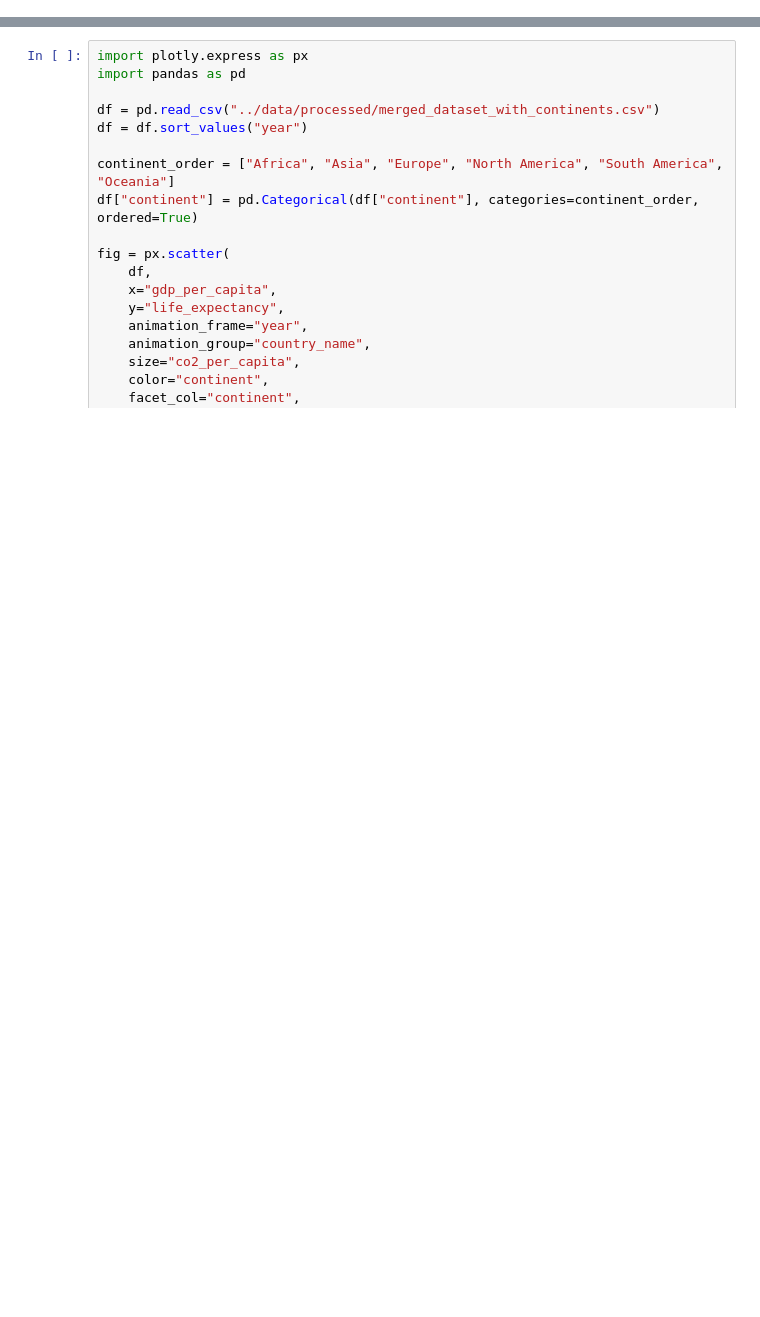
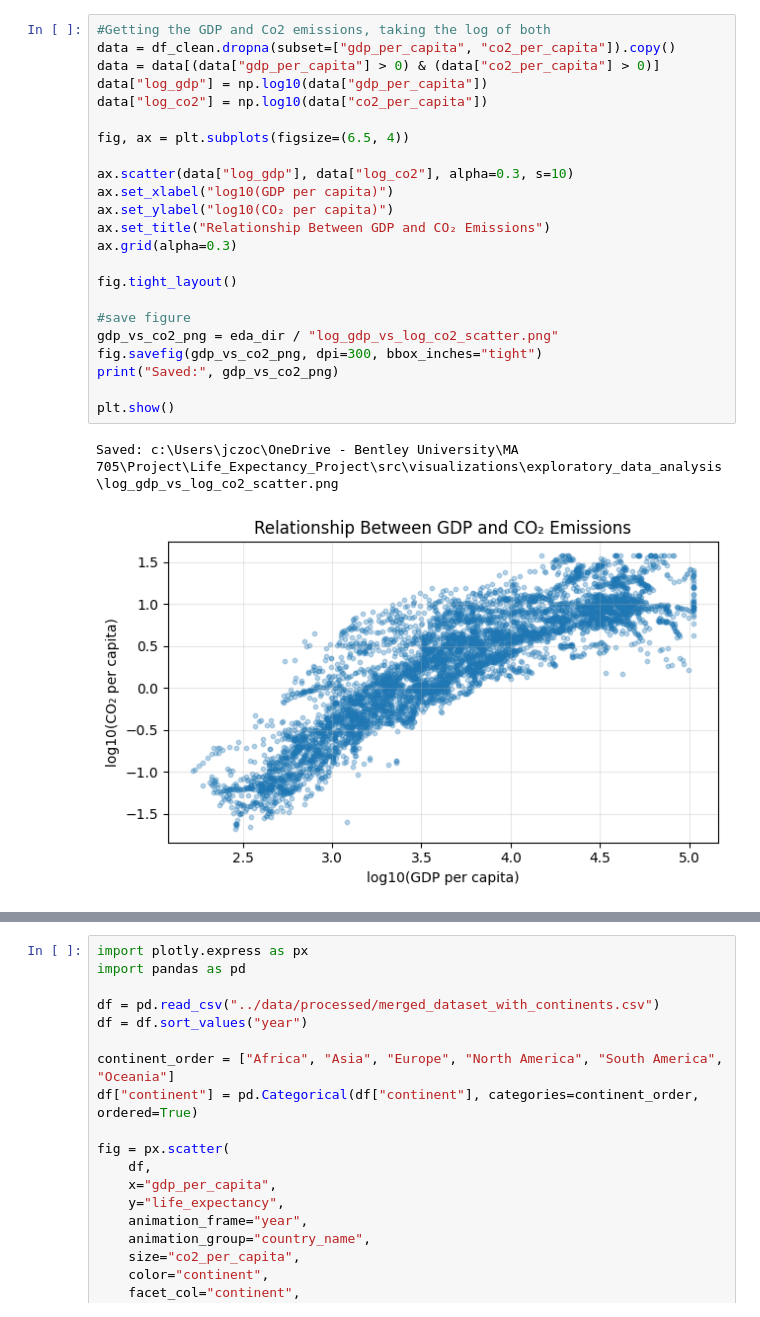
Before and after one commit to Jzoccs/Life_Expectancy_Project, a Jupyter notebook: notebooks/visualization.ipynb, the cells around one changed output, grey strips where cells are left out. Drawn from its saved outputs; the diff is of its cells as text; blank space fills up the shorter version.

```diff
--- a/notebooks/visualization.ipynb
+++ b/notebooks/visualization.ipynb
@@ -139,0 +101,26 @@ plt.show()
+# %%
+#Getting the GDP and Co2 emissions, taking the log of both
+data = df_clean.dropna(subset=["gdp_per_capita", "co2_per_capita"]).copy()
+data = data[(data["gdp_per_capita"] > 0) & (data["co2_per_capita"] > 0)]
+data["log_gdp"] = np.log10(data["gdp_per_capita"])
+data["log_co2"] = np.log10(data["co2_per_capita"])
+
+fig, ax = plt.subplots(figsize=(6.5, 4))
+
+ax.scatter(data["log_gdp"], data["log_co2"], alpha=0.3, s=10)
+ax.set_xlabel("log10(GDP per capita)")
+ax.set_ylabel("log10(CO₂ per capita)")
+ax.set_title("Relationship Between GDP and CO₂ Emissions")
+ax.grid(alpha=0.3)
+
+fig.tight_layout()
+
+#save figure
+gdp_vs_co2_png = eda_dir / "log_gdp_vs_log_co2_scatter.png"
+fig.savefig(gdp_vs_co2_png, dpi=300, bbox_inches="tight")
+print("Saved:", gdp_vs_co2_png)
+
+plt.show()
+# %% [output]
+Saved: c:\Users\jczoc\OneDrive - Bentley University\MA 705\Project\Life_Expectancy_Project\src\visualizations\exploratory_data_analysis\log_gdp_vs_log_co2_scatter.png
+[figure, added]
```
Also changed, not shown: parts of 14 cells of this notebook, 6 other files.
